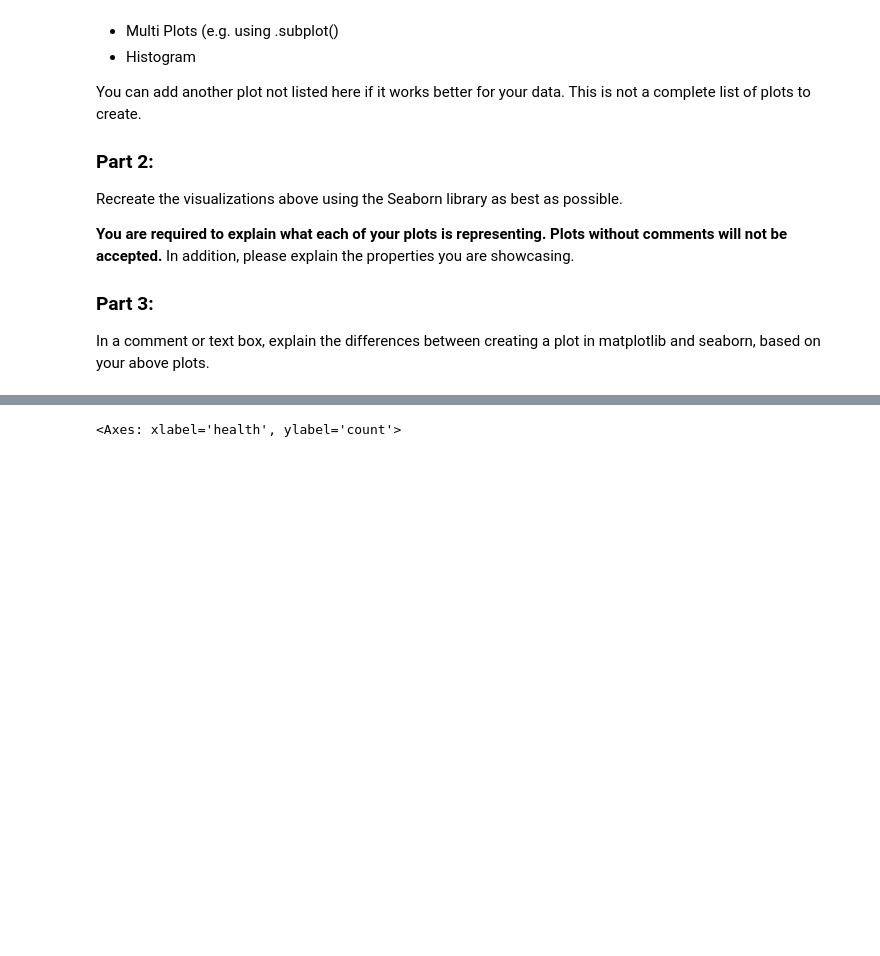
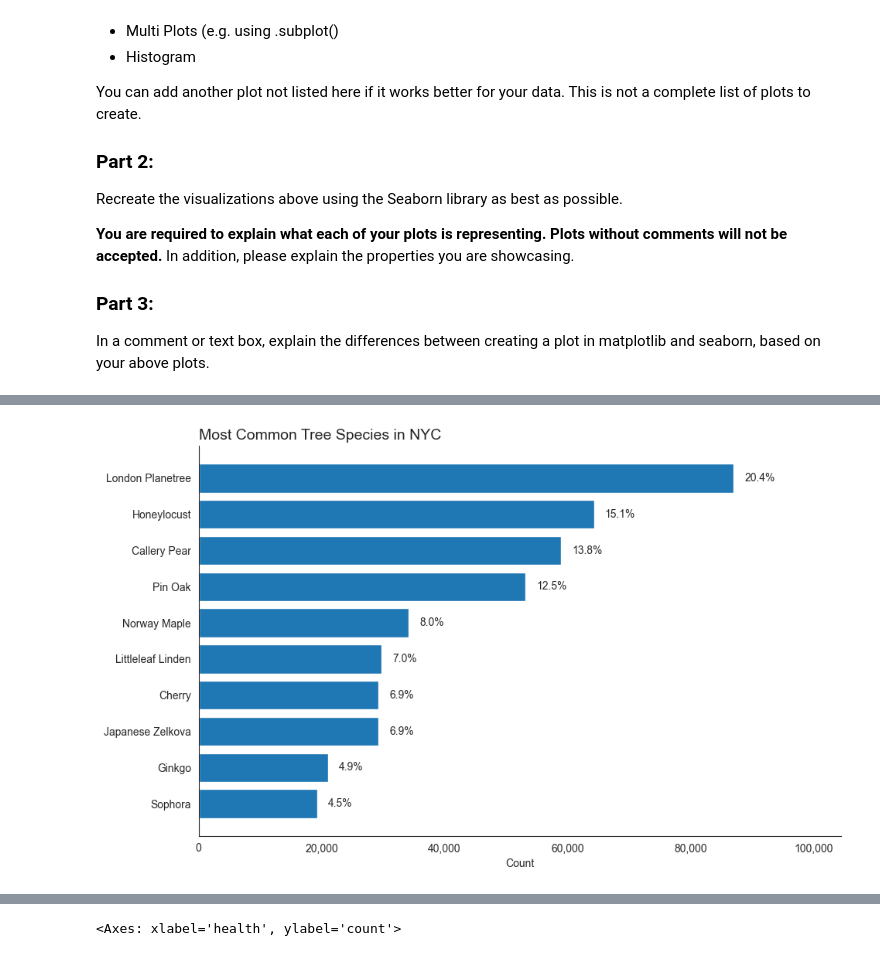
Before and after one commit to kevinhav/data602_assign_8, a Jupyter notebook: 08_assignment.ipynb, the cells around one changed output, grey strips where cells are left out. Cells and saved outputs as stored; diff of their text form; code cells hidden in the pictures; blank space fills up the shorter version.

```diff
--- a/08_assignment.ipynb
+++ b/08_assignment.ipynb
@@ -262,3 +285,45 @@ plt.legend(list(colors.keys()))
+# %%
+df_species = df.groupby(["spc_common"], as_index=False).size()
+df_species_top = df_species.sort_values(by="size", ascending=False)
+df_species_top = df_species_top.iloc[:10, :]
+df_species_top = df_species_top.sort_values(by="size", ascending=True)
+df_species_top["spc_common"] = df_species_top.spc_common.str.title()
+# %%
+import matplotlib.ticker as ticker
+
+plt.figure(figsize=(10, 6))
+
+# Calculate total for percentages
+total = df_species_top["size"].sum()
+
+# Create horizontal bar chart
+bars = plt.barh(y=df_species_top["spc_common"], width=df_species_top["size"])
+
+# Add percentage labels
+for bar in bars:
+    width = bar.get_width()
+    percentage = (width / total) * 100
+    label_position = width + (
+        max(df_species_top["size"]) * 0.02
+    )  # Small offset from bar end
+    plt.text(
+        label_position,
+        bar.get_y() + bar.get_height() / 2,
+        f"{percentage:.1f}%",  # Format to 1 decimal place
+        va="center",
+    )
+
+plt.title("Most Common Tree Species in NYC", loc="left", fontsize=14)
+plt.xlabel("Count")
+plt.gca().spines["top"].set_visible(False)
+plt.gca().spines["right"].set_visible(False)
+
+plt.gca().xaxis.set_major_formatter(ticker.StrMethodFormatter("{x:,.0f}"))
+# Adjust layout to make room for labels
+plt.tight_layout()
+plt.margins(x=0.2)  # Add extra space on the right for labels
+# %% [output]
+[figure, added]
 # %%
 plt.subplots(figsize=(12, 10))
 sns.set_style("white")
```
Also changed, not shown: parts of 4 cells of this notebook.
